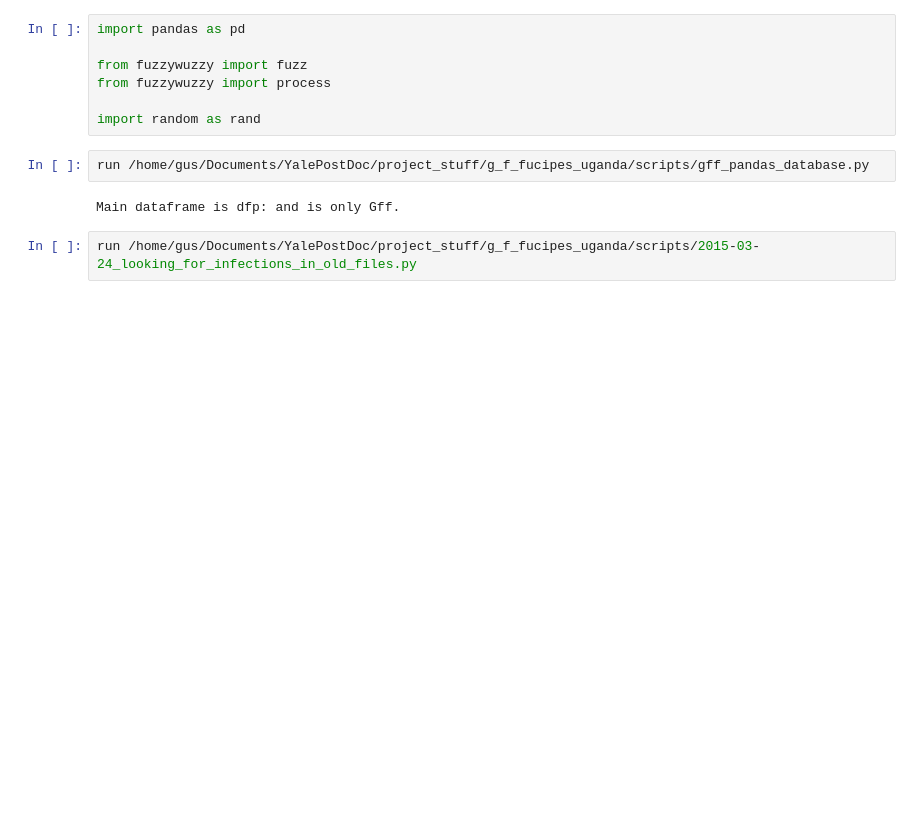
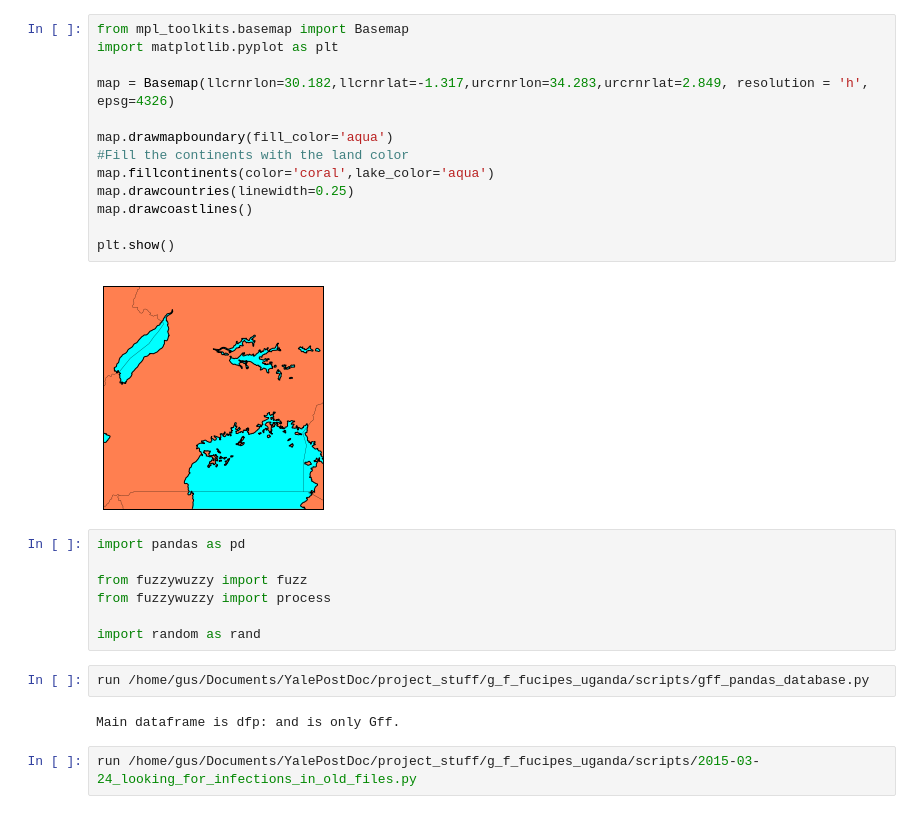
Before and after one commit to xguse/ipy_notebooks, a Jupyter notebook: YALE/Spiroplasma/Flies_from_the_south.ipynb, the cells around one changed output. Drawn from its saved outputs; the diff is of its cells as text; blank space fills up the shorter version.

```diff
--- a/YALE/Spiroplasma/Flies_from_the_south.ipynb
+++ b/YALE/Spiroplasma/Flies_from_the_south.ipynb
@@ -1,3 +1,18 @@
+# %%
+from mpl_toolkits.basemap import Basemap
+import matplotlib.pyplot as plt
+
+map = Basemap(llcrnrlon=30.182,llcrnrlat=-1.317,urcrnrlon=34.283,urcrnrlat=2.849, resolution = 'h', epsg=4326)
+
+map.drawmapboundary(fill_color='aqua')
+#Fill the continents with the land color
+map.fillcontinents(color='coral',lake_color='aqua')
+map.drawcountries(linewidth=0.25)
+map.drawcoastlines()
+
+plt.show()
+# %% [output]
+[figure, added]
 # %%
 import pandas as pd
 
```
Also changed, not shown: parts of 18 cells of this notebook, 5 other files.
